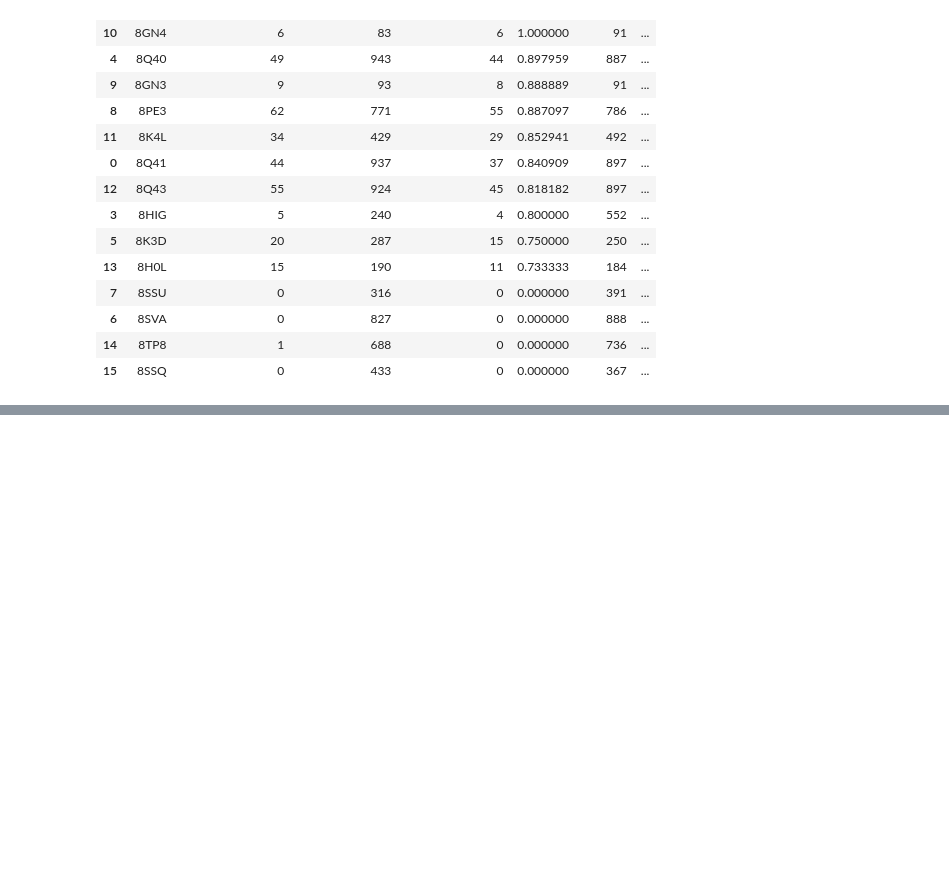
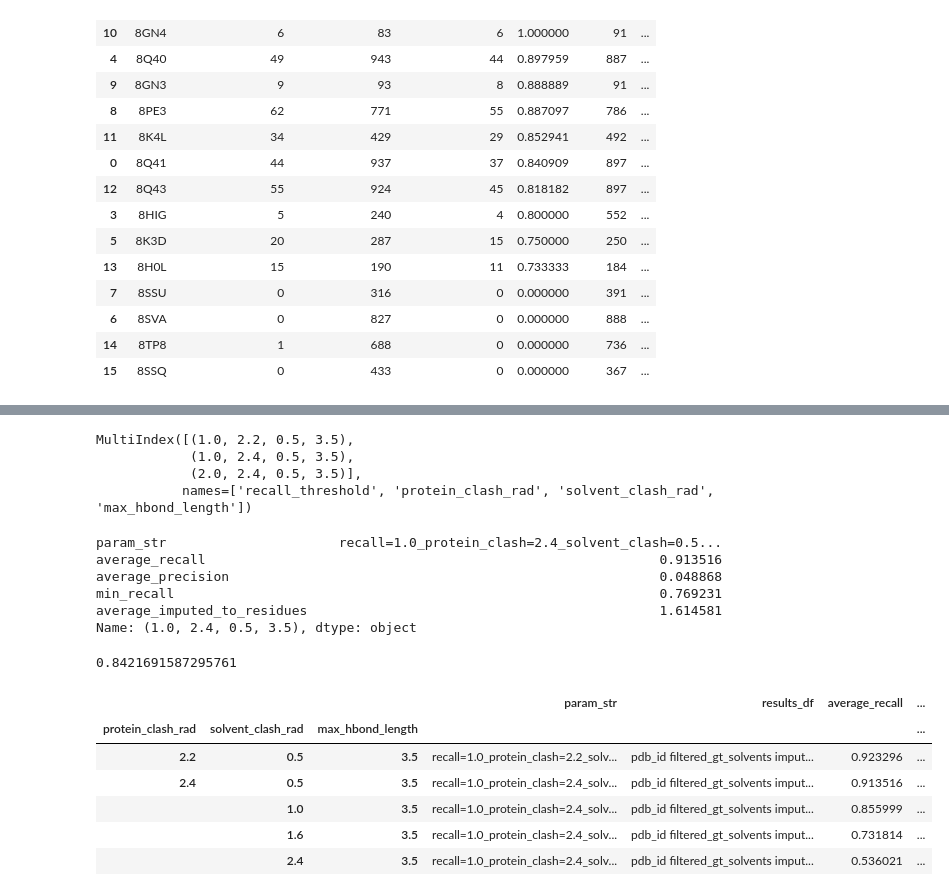
Before and after one commit to gloriayma/water_conservation, a Jupyter notebook: imputation/impute_solvents.ipynb, the cells around one changed output, grey strips where cells are left out. Cells and saved outputs as stored; diff of their text form; code cells hidden in the pictures; blank space fills up the shorter version.

Commit message:
imputation ipynb

```diff
--- a/imputation/impute_solvents.ipynb
+++ b/imputation/impute_solvents.ipynb
@@ -729,0 +905,39 @@ results_df
+# %%
+combo_stats_by_params.index
+# %% [output]
+MultiIndex([(1.0, 2.2, 0.5, 3.5),
+            (1.0, 2.4, 0.5, 3.5),
+            (2.0, 2.4, 0.5, 3.5)],
+           names=['recall_threshold', 'protein_clash_rad', 'solvent_clash_rad', 'max_hbond_length'])
+# %%
+combo_stats_by_params.loc[
+    (1.0, 2.4, 0.5, 3.5),
+    [
+        "param_str",
+        "average_recall",
+        "average_precision",
+        "min_recall",
+        "average_imputed_to_residues",
+    ],
+]
+# %% [output]
+param_str                      recall=1.0_protein_clash=2.4_solvent_clash=0.5...
+average_recall                                                          0.913516
+average_precision                                                       0.048868
+min_recall                                                              0.769231
+average_imputed_to_residues                                             1.614581
+Name: (1.0, 2.4, 0.5, 3.5), dtype: object
+# %%
+combo_stats_by_params.loc[(1.0, 2.2, 0.5, 3.5), "average_recall"]
+# %% [output]
+0.8421691587295761
+# %%
+combo_stats_by_params.xs(1.0, level="recall_threshold")
+# %% [output]
+|  |  |  | param_str | results_df | average_recall | ... |
+| protein_clash_rad | solvent_clash_rad | max_hbond_length |  |  |  | ... |
+| 2.2 | 0.5 | 3.5 | recall=1.0_protein_clash=2.2_solv... | pdb_id filtered_gt_solvents imput... | 0.923296 | ... |
+| 2.4 | 0.5 | 3.5 | recall=1.0_protein_clash=2.4_solv... | pdb_id filtered_gt_solvents imput... | 0.913516 | ... |
+|  | 1.0 | 3.5 | recall=1.0_protein_clash=2.4_solv... | pdb_id filtered_gt_solvents imput... | 0.855999 | ... |
+|  | 1.6 | 3.5 | recall=1.0_protein_clash=2.4_solv... | pdb_id filtered_gt_solvents imput... | 0.731814 | ... |
+|  | 2.4 | 3.5 | recall=1.0_protein_clash=2.4_solv... | pdb_id filtered_gt_solvents imput... | 0.536021 | ... |
```
Also changed, not shown: parts of 8 cells of this notebook.
